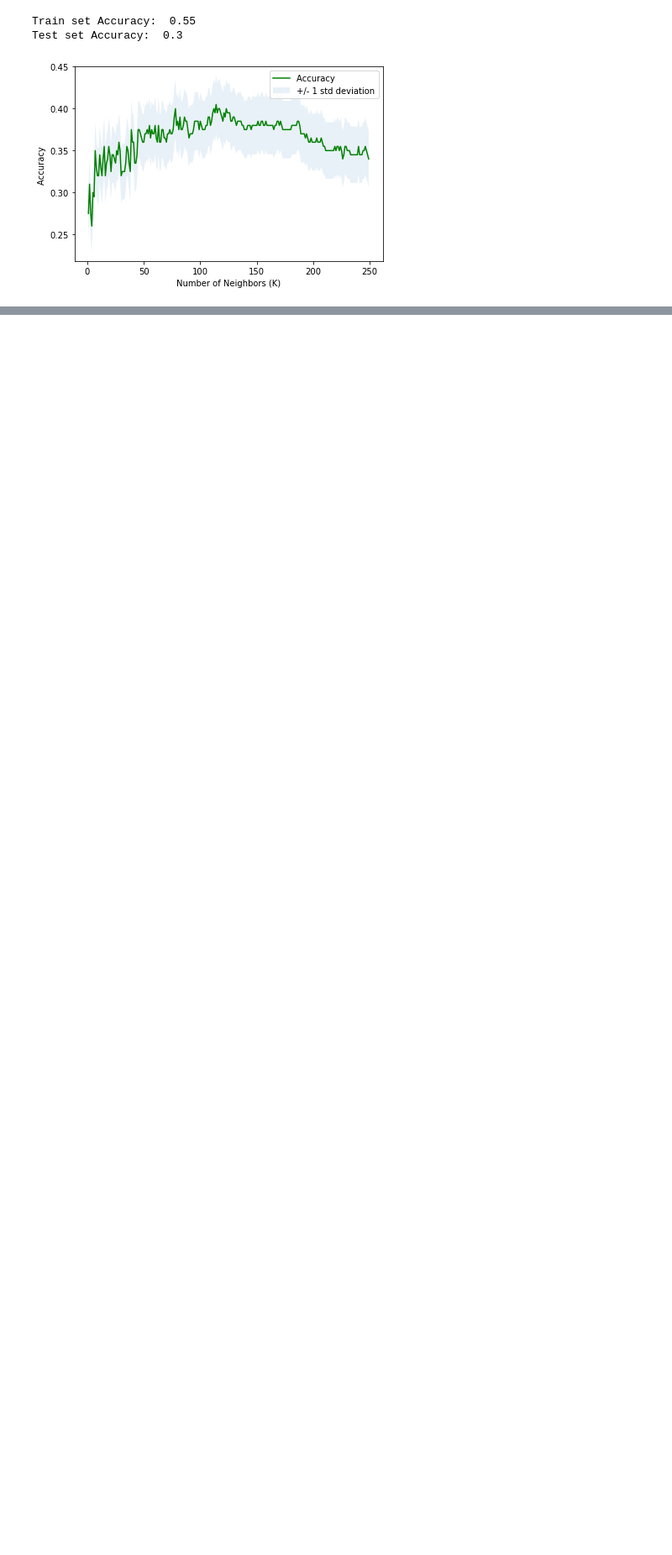
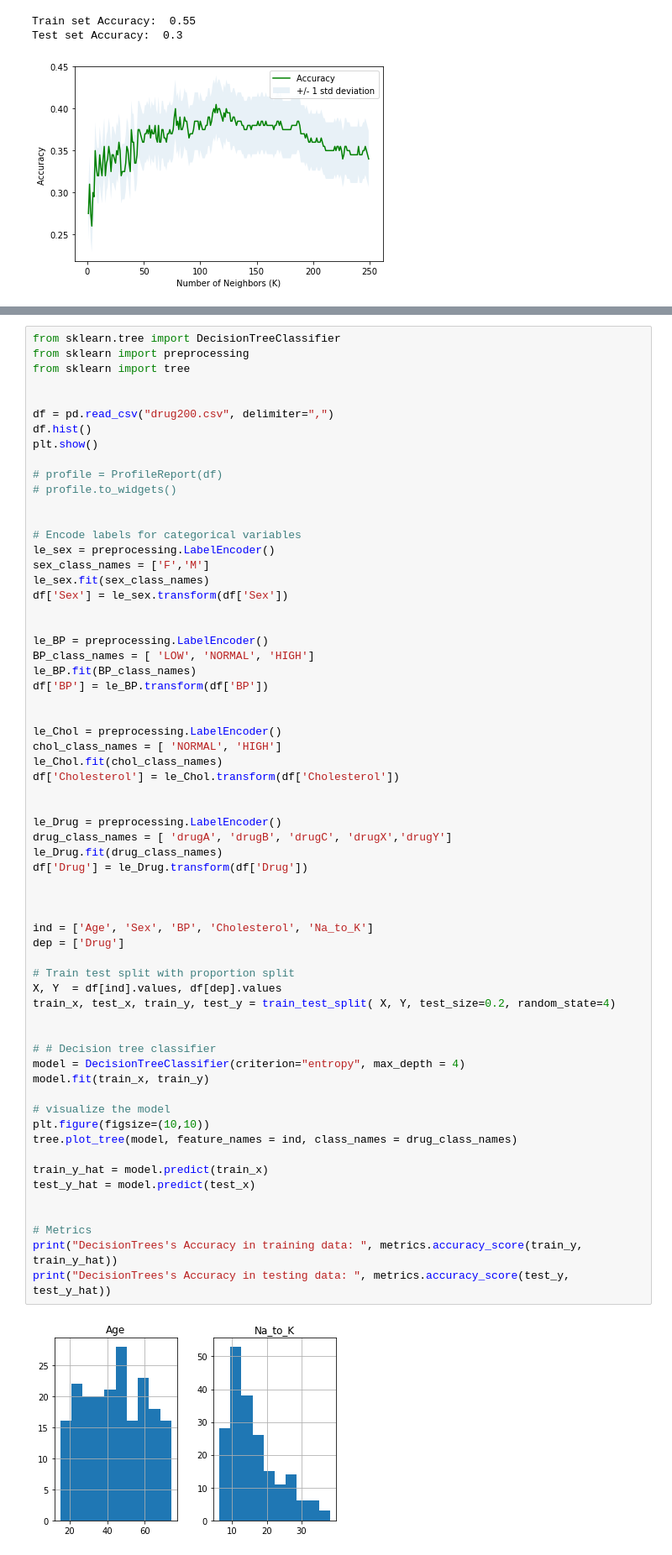
Before and after one commit to Mandar-Karhade/IBM-AI-ML-course, a Jupyter notebook: Machine learning quickbook.ipynb, the cells around one changed output, grey strips where cells are left out. Shown at 84% size. Saved outputs shown, nothing was run; the diff lists cells and outputs as text; blank space fills up the shorter version.

```diff
--- a/Machine learning quickbook.ipynb
+++ b/Machine learning quickbook.ipynb
@@ -435,0 +461,65 @@ list(zip(*sorted(zip(train_y, train_y_hat))))[0]
+# %%
+from sklearn.tree import DecisionTreeClassifier
+from sklearn import preprocessing
+from sklearn import tree
+
+
+df = pd.read_csv("drug200.csv", delimiter=",")
+df.hist()
+plt.show()
+
+# profile = ProfileReport(df)
+# profile.to_widgets()
+
+
+# Encode labels for categorical variables
+le_sex = preprocessing.LabelEncoder()
+sex_class_names = ['F','M']
+le_sex.fit(sex_class_names)
+df['Sex'] = le_sex.transform(df['Sex'])
+
+
+le_BP = preprocessing.LabelEncoder()
+BP_class_names = [ 'LOW', 'NORMAL', 'HIGH']
+le_BP.fit(BP_class_names)
+df['BP'] = le_BP.transform(df['BP'])
+
+
+le_Chol = preprocessing.LabelEncoder()
+chol_class_names = [ 'NORMAL', 'HIGH']
+le_Chol.fit(chol_class_names)
+df['Cholesterol'] = le_Chol.transform(df['Cholesterol'])
+
+
+le_Drug = preprocessing.LabelEncoder()
+drug_class_names = [ 'drugA', 'drugB', 'drugC', 'drugX','drugY']
+le_Drug.fit(drug_class_names)
+df['Drug'] = le_Drug.transform(df['Drug'])
+
+
+
+ind = ['Age', 'Sex', 'BP', 'Cholesterol', 'Na_to_K']
+dep = ['Drug']
+
+# Train test split with proportion split
+X, Y  = df[ind].values, df[dep].values
+train_x, test_x, train_y, test_y = train_test_split( X, Y, test_size=0.2, random_state=4)
+
+
+# # Decision tree classifier
+model = DecisionTreeClassifier(criterion="entropy", max_depth = 4)
+model.fit(train_x, train_y)
+
+# visualize the model
+plt.figure(figsize=(10,10))
+tree.plot_tree(model, feature_names = ind, class_names = drug_class_names)
+
+train_y_hat = model.predict(train_x)
+test_y_hat = model.predict(test_x)
+
+
+# Metrics
+print("DecisionTrees's Accuracy in training data: ", metrics.accuracy_score(train_y, train_y_hat))
+print("DecisionTrees's Accuracy in testing data: ", metrics.accuracy_score(test_y, test_y_hat))
+# %% [output]
+[figure, added]
```
Also changed, not shown: parts of 11 cells of this notebook, 2 other files.
